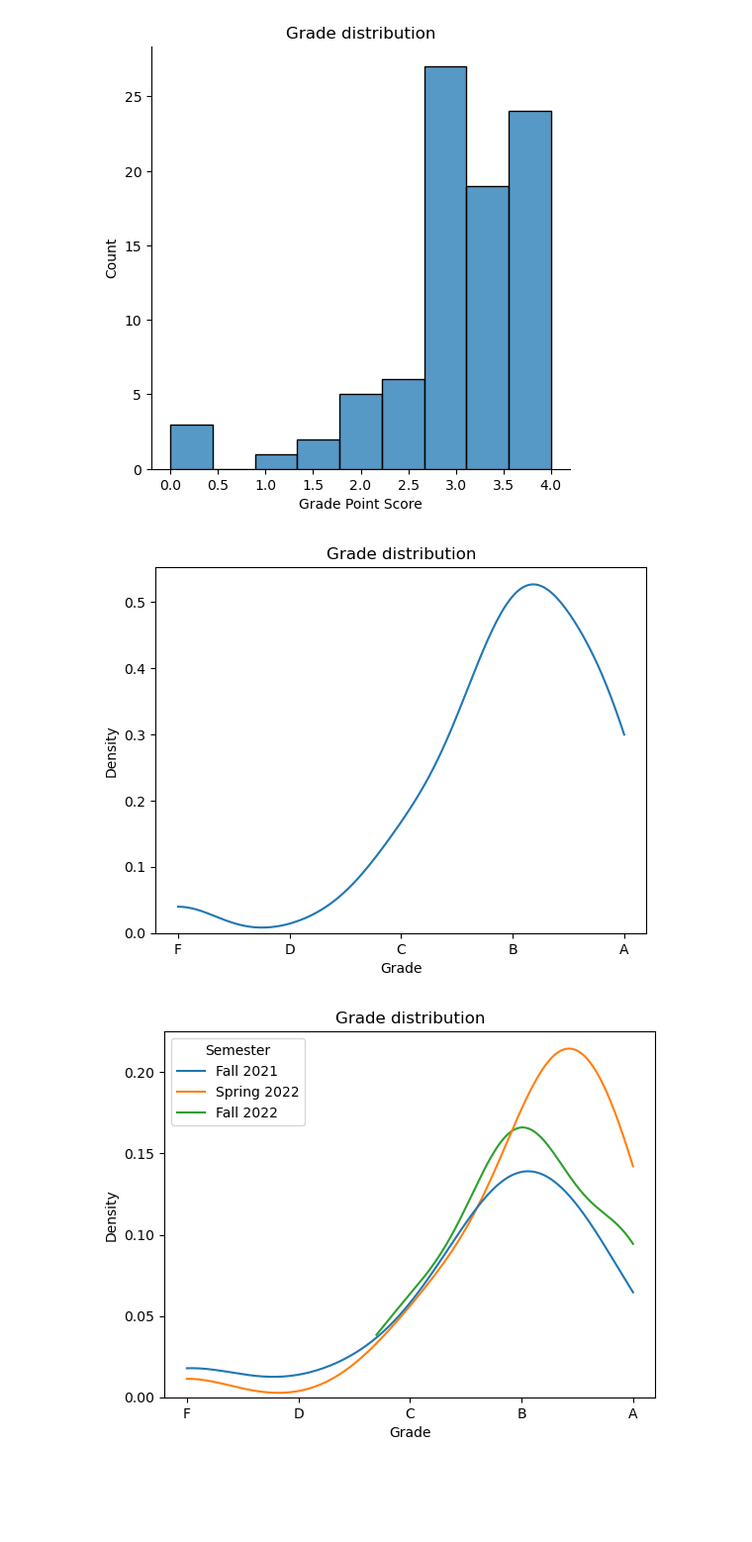
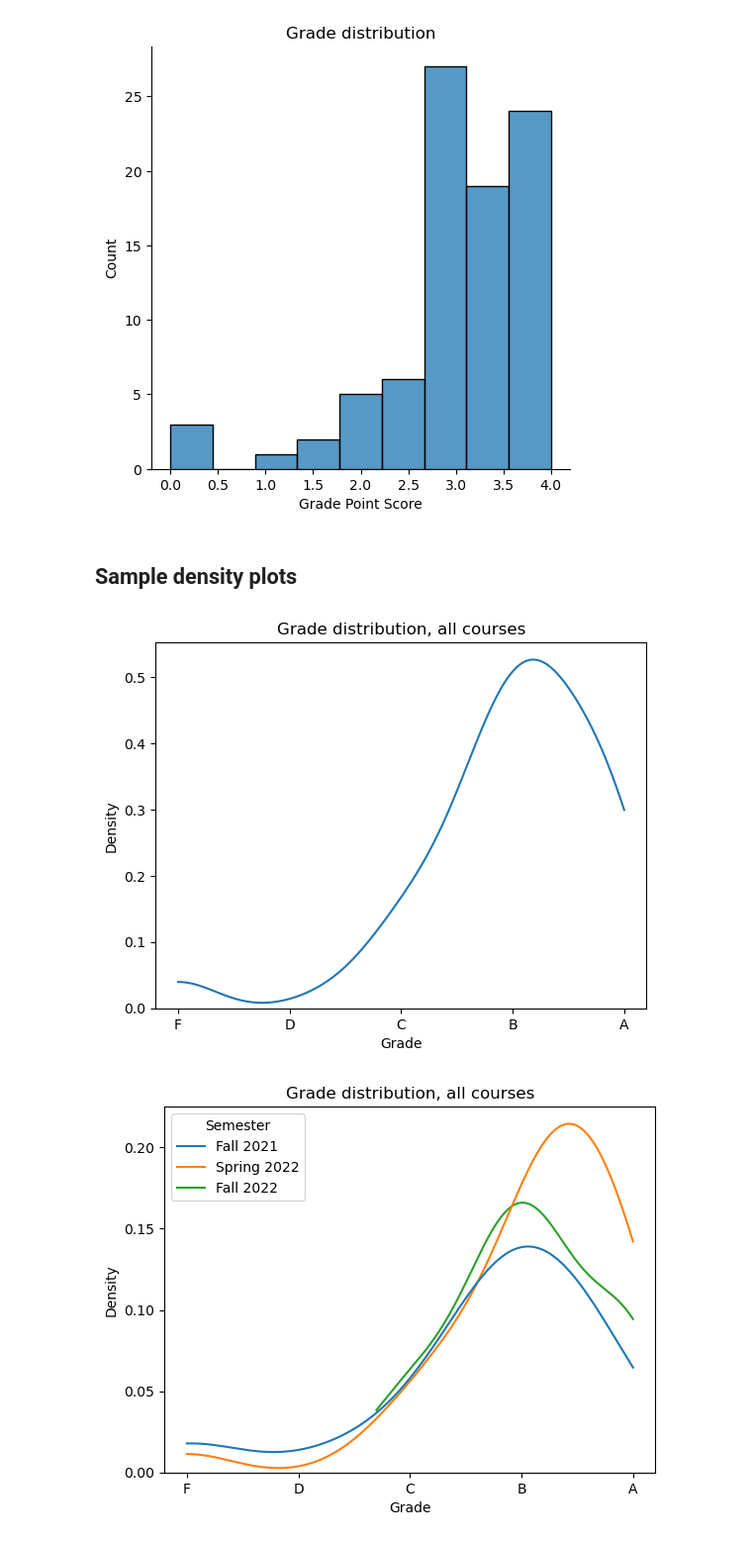
Before and after one commit to gperdrizet/grade_distribution, a Jupyter notebook: grade_distribution_plots.ipynb, the cells around one changed output. Shown at 99% size. Saved outputs shown, nothing was run; the diff lists cells and outputs as text; code cells hidden in the pictures; blank space fills up the shorter version.

```diff
--- a/grade_distribution_plots.ipynb
+++ b/grade_distribution_plots.ipynb
@@ -57,6 +79,8 @@ plot = ax.set(
 )
 # %% [output]
 [figure]
+# %% [markdown]
+## Sample density plots
 # %%
 ax = sns.kdeplot(
     data=data,
@@ -68,28 +92,28 @@ ax = sns.kdeplot(
 plot = ax.set(
     xlabel='Grade',
     ylabel='Density',
-    title='Grade distribution'
+    title='Grade distribution, all courses'
 )
 
 xticks = ax.set_xticks(range(5), labels=['F','D','C','B','A'])
 # %% [output]
-[figure, old version]
+[figure, new version]
 # %%
 ax = sns.kdeplot(
     data=data,
     x="Grade Points",
     hue="Semester",
     bw_adjust=1,
     cut=0
 )
 
 plot = ax.set(
     xlabel='Grade',
     ylabel='Density',
-    title='Grade distribution'
+    title='Grade distribution, all courses'
 )
 
 xticks = ax.set_xticks(range(5), labels=['F','D','C','B','A'])
 # %% [output]
-[figure, old version]
+[figure, new version]
 # %%
```
Also changed, not shown: parts of 13 cells of this notebook.
